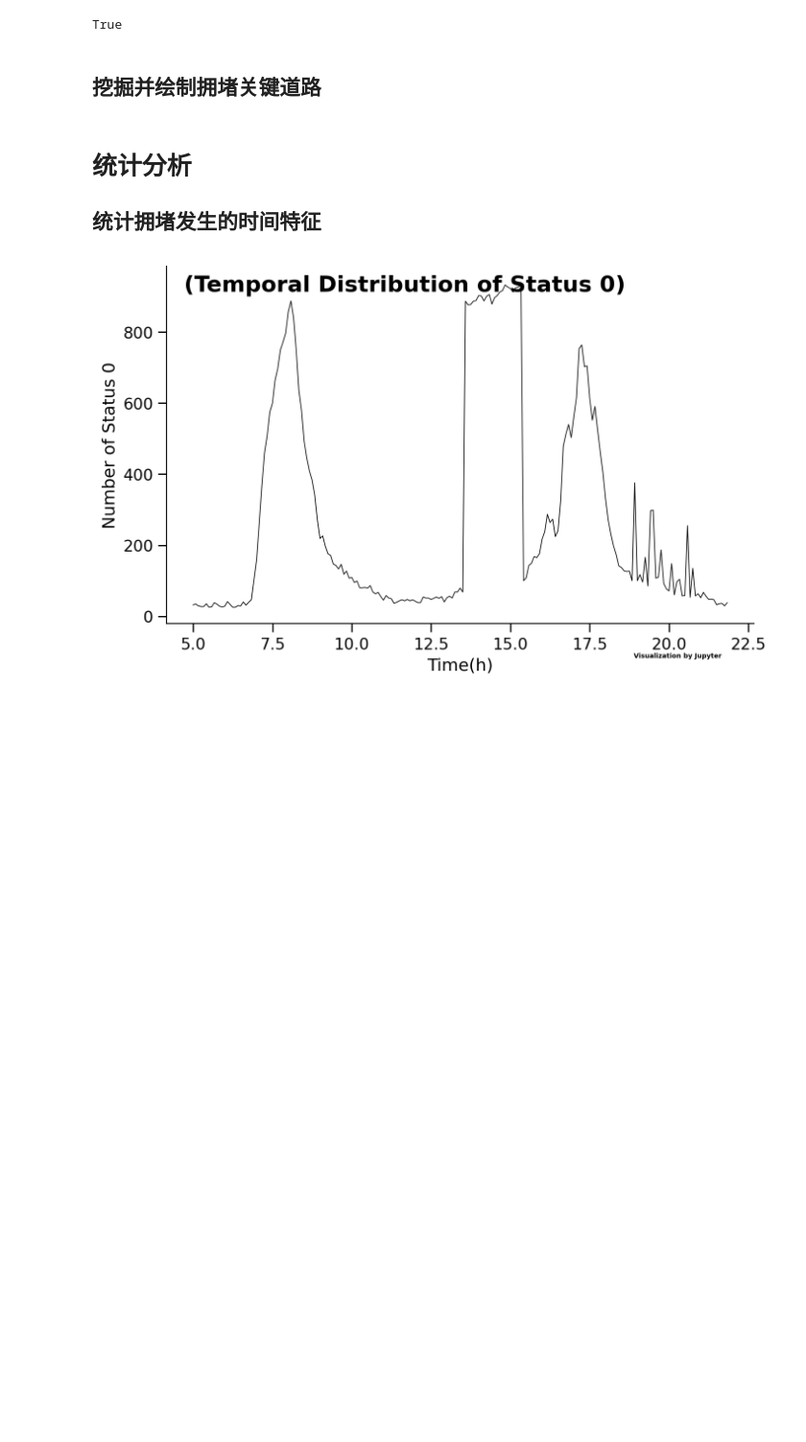
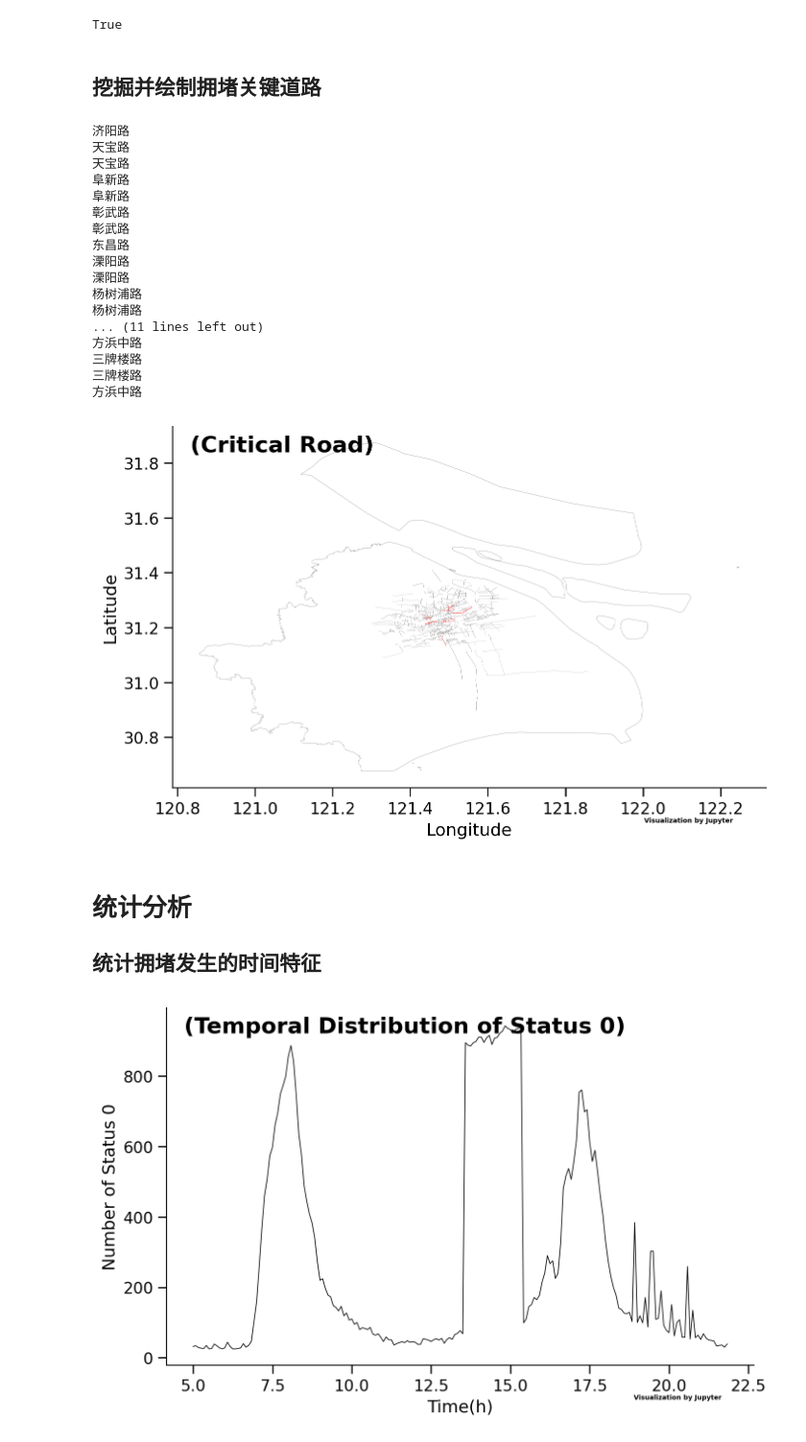
Before and after one commit to lingbai-kong/traffic_data_mining_sh, a Jupyter notebook: main-schema-road-direction.ipynb, the cells around one changed output. Shown at 96% size. Cells and saved outputs as stored; diff of their text form; code cells hidden in the pictures; blank space fills up the shorter version.

```diff
--- a/main-schema-road-direction.ipynb
+++ b/main-schema-road-direction.ipynb
@@ -369,34 +369,54 @@ for i in range(len(adj_matrix)):
     for j in range(len(adj_matrix[i])):
         if i!=j and adj_matrix[i][j]>100:
             master,slave=list(vnodes.keys())[i],list(vnodes.keys())[j]
             if master in influence:
                 influence[master].append((slave,adj_matrix[i][j]))
             else:
                 influence[master]=[(slave,adj_matrix[i][j])]
 
 p=2#要求关键道路至少能影响到2条子孙道路
 import matplotlib.pyplot as plt
 fig,ax = plt.subplots(figsize=(8,5),dpi=200)
 for line in sh_poly_lines:
     ax.plot(line[0],line[1],color='black',linewidth=.1)
 for road in road_zip.keys():
     msg=road_dict[road]
     road_polyline=np.array(msg['polyline'])
     road_polyline=road_polyline.T
     if road[0] in influence and len(influence[road[0]])>=p:
+        print(road[0])
         ax.plot(road_polyline[0],road_polyline[1],color='r',linewidth=.2)
     else:
         ax.plot(road_polyline[0],road_polyline[1],color='gray',linewidth=.1)
 
 ax.tick_params(direction='out',labelsize=12,length=6.5,width=1,top=False,right=False)
 ax.spines['right'].set_visible(False)
 ax.spines['top'].set_visible(False)
 ax.set_ylabel('Latitude',fontsize=13)
 ax.set_xlabel('Longitude',fontsize=13)
 text_font = {'size':'17','weight':'bold','color':'black'}
-ax.text(.03,.93,'(Spatial Distribution of Congestion)',transform = ax.transAxes,fontdict=text_font,zorder=4)
+ax.text(.03,.93,'(Critical Road)',transform = ax.transAxes,fontdict=text_font,zorder=4)
 ax.text(.87,-.08,'\nVisualization by Jupyter',transform = ax.transAxes, ha='center', va='center',fontsize = 5,color='black',fontweight='bold')
 fig.show()
+# %% [output]
+济阳路
+天宝路
+天宝路
+阜新路
+阜新路
+彰武路
+彰武路
+东昌路
+溧阳路
+溧阳路
+杨树浦路
+杨树浦路
+... (11 lines left out)
+方浜中路
+三牌楼路
+三牌楼路
+方浜中路
+[figure, added]
 # %% [markdown]
 # 统计分析
 ## 统计拥堵发生的时间特征
```
Also changed, not shown: parts of 6 cells of this notebook, 3 other files.
